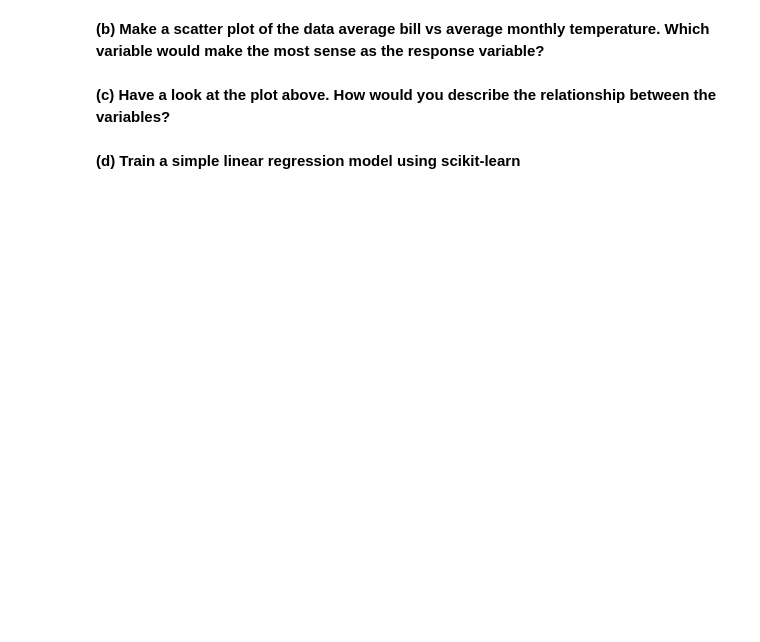
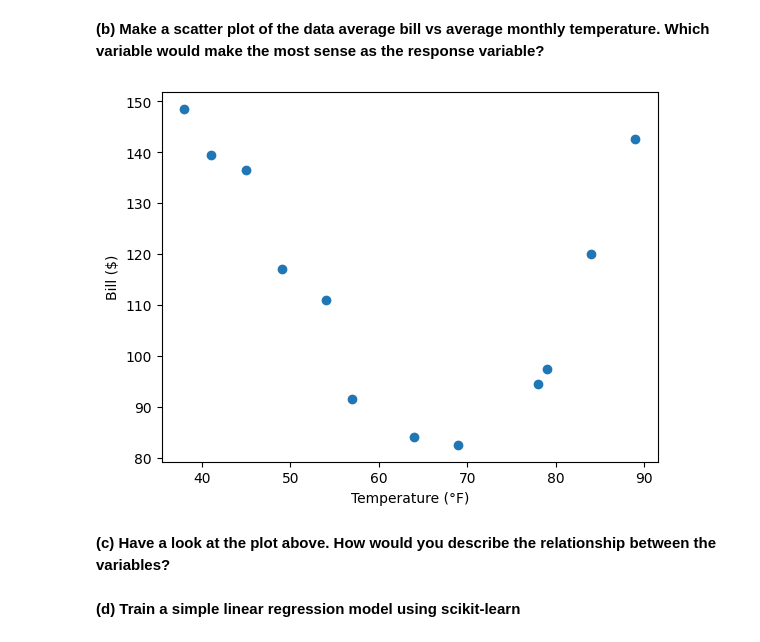
Before and after one commit to nilslengelsen117/ds-linear-regression, a Jupyter notebook: 3_Simple_Linear_Regression_Exercise.ipynb, the cells around one changed output. Saved outputs shown, nothing was run; the diff lists cells and outputs as text; code cells hidden in the pictures; blank space fills up the shorter version.

```diff
--- a/3_Simple_Linear_Regression_Exercise.ipynb
+++ b/3_Simple_Linear_Regression_Exercise.ipynb
@@ -29,3 +35,13 @@ The scatter plots below show the relationship between height, diameter, and volu
 The file `utils.csv` in your data folder contains information about the average utility bills for homes of a particular size and the average monthly temperature.
 
 **(a) Load the data:**
+# %%
+# Import required packages
+import numpy as np
+import pandas as pd
+import matplotlib.pyplot as plt
+import seaborn as sns
+
+# Import data with pandas
+utils = pd.read_csv("data/utils.csv")
+utils.head(n=12)
@@ -31,0 +62,4 @@ The file `utils.csv` in your data folder contains information about the average
+# %%
+# Rename columns for easier access
+utils = utils.rename(columns={'Average Bill': "avg_bill", 'Average Monthly Temperature': "avg_temp"})
+utils.head(n=12)
@@ -32,4 +80,11 @@ The file `utils.csv` in your data folder contains information about the average
 # %% [markdown]
 **(b) Make a scatter plot of the data average bill vs average monthly temperature. Which variable would make the most sense as the response variable?**
+# %%
+# Plot the variables of interest as scatter plot
+plt.scatter(utils['avg_temp'], utils['avg_bill'])
+plt.xlabel("Temperature (°F)");
+plt.ylabel("Bill ($)");
+# %% [output]
+[figure, added]
 # %% [markdown]
 **(c) Have a look at the plot above. How would you describe the relationship between the variables?**
```
Also changed, not shown: parts of 18 cells of this notebook.
